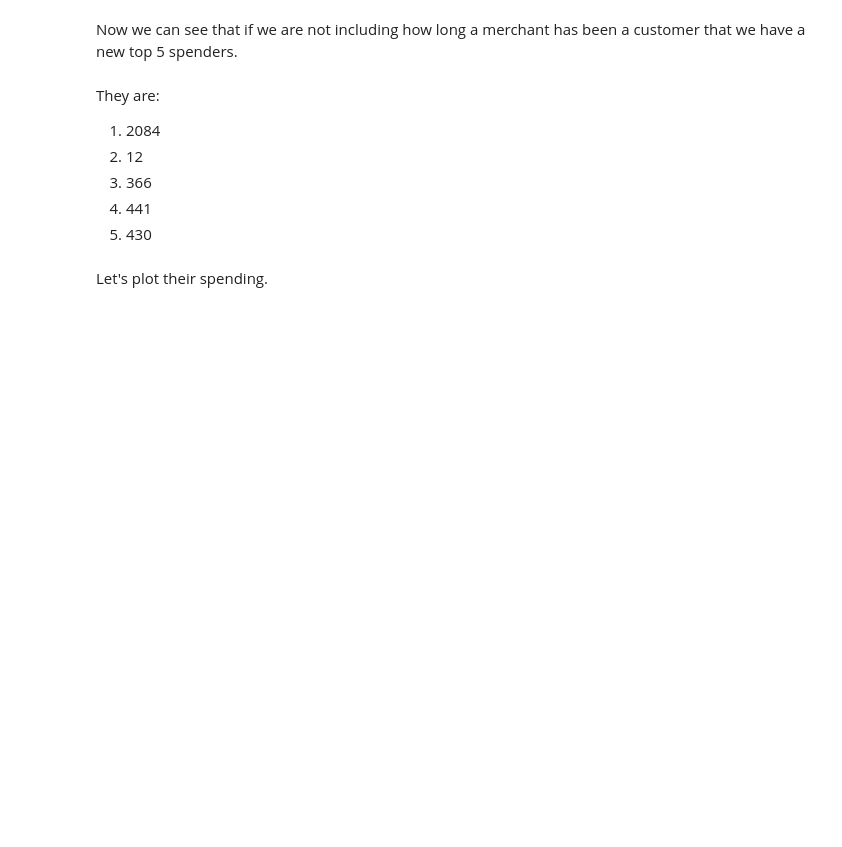
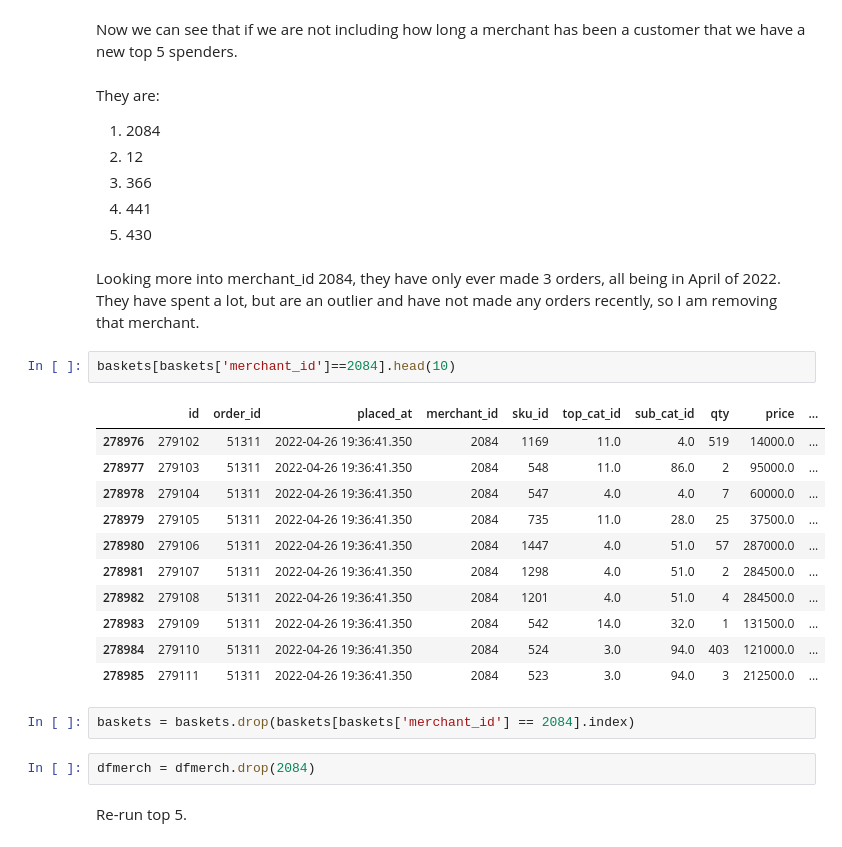
Before and after one commit to graceflitsch/DataScience, a Jupyter notebook: GNB3.ipynb, the cells around one changed output. Saved outputs shown, nothing was run; the diff lists cells and outputs as text; blank space fills up the shorter version.

```diff
--- a/GNB3.ipynb
+++ b/GNB3.ipynb
@@ -382,5 +382,25 @@ They are:
 3. 366
 4. 441
 5. 430
-# %% [markdown]
-Let's plot their spending.
+# %% [markdown]
+Looking more into merchant_id 2084, they have only ever made 3 orders, all being in April of 2022. They have spent a lot, but are an outlier and have not made any orders recently, so I am removing that merchant.
+# %%
+baskets[baskets['merchant_id']==2084].head(10)
+# %% [output]
+|  | id | order_id | placed_at | merchant_id | sku_id | top_cat_id | sub_cat_id | qty | price | ... |
+| 278976 | 279102 | 51311 | 2022-04-26 19:36:41.350 | 2084 | 1169 | 11.0 | 4.0 | 519 | 14000.0 | ... |
+| 278977 | 279103 | 51311 | 2022-04-26 19:36:41.350 | 2084 | 548 | 11.0 | 86.0 | 2 | 95000.0 | ... |
+| 278978 | 279104 | 51311 | 2022-04-26 19:36:41.350 | 2084 | 547 | 4.0 | 4.0 | 7 | 60000.0 | ... |
+| 278979 | 279105 | 51311 | 2022-04-26 19:36:41.350 | 2084 | 735 | 11.0 | 28.0 | 25 | 37500.0 | ... |
+| 278980 | 279106 | 51311 | 2022-04-26 19:36:41.350 | 2084 | 1447 | 4.0 | 51.0 | 57 | 287000.0 | ... |
+| 278981 | 279107 | 51311 | 2022-04-26 19:36:41.350 | 2084 | 1298 | 4.0 | 51.0 | 2 | 284500.0 | ... |
+| 278982 | 279108 | 51311 | 2022-04-26 19:36:41.350 | 2084 | 1201 | 4.0 | 51.0 | 4 | 284500.0 | ... |
+| 278983 | 279109 | 51311 | 2022-04-26 19:36:41.350 | 2084 | 542 | 14.0 | 32.0 | 1 | 131500.0 | ... |
+| 278984 | 279110 | 51311 | 2022-04-26 19:36:41.350 | 2084 | 524 | 3.0 | 94.0 | 403 | 121000.0 | ... |
+| 278985 | 279111 | 51311 | 2022-04-26 19:36:41.350 | 2084 | 523 | 3.0 | 94.0 | 3 | 212500.0 | ... |
+# %%
+baskets = baskets.drop(baskets[baskets['merchant_id'] == 2084].index)
+# %%
+dfmerch = dfmerch.drop(2084)
+# %% [markdown]
+Re-run top 5.
```
Also changed, not shown: parts of 8 cells of this notebook.
